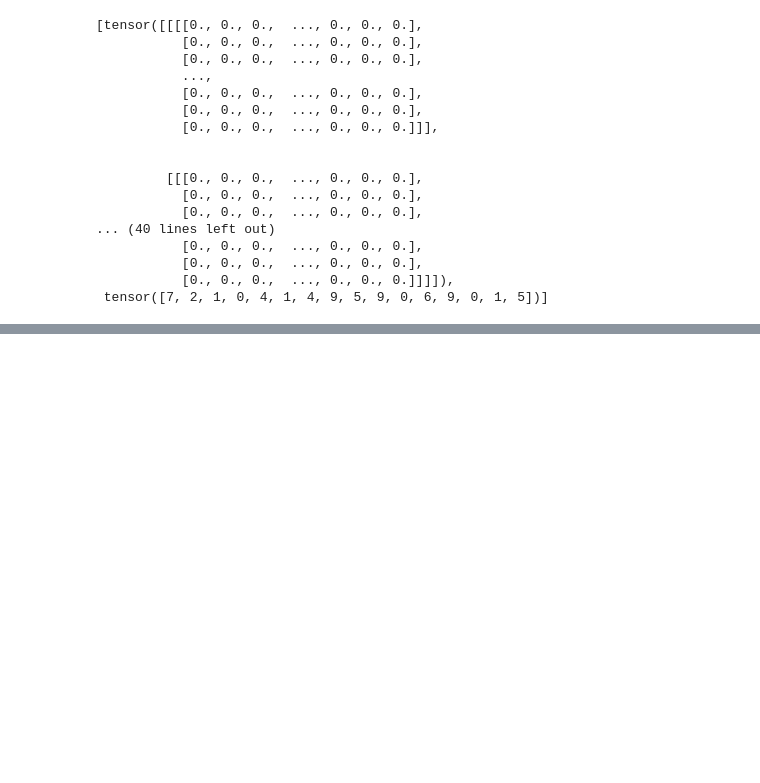
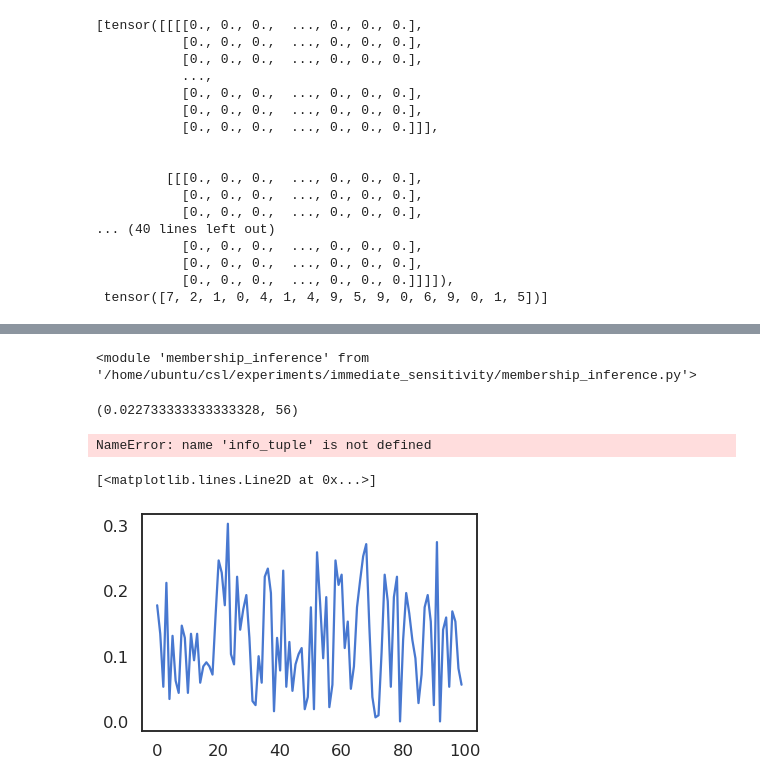
Before and after one commit to twosixlabs/csl, a Jupyter notebook: experiments/immediate_sensitivity/Adult_ImmediateSensitivity_Simple.ipynb, the cells around one changed output, grey strips where cells are left out. Drawn from its saved outputs; the diff is of its cells as text; code cells hidden in the pictures; blank space fills up the shorter version.

```diff
--- a/experiments/immediate_sensitivity/Adult_ImmediateSensitivity_Simple.ipynb
+++ b/experiments/immediate_sensitivity/Adult_ImmediateSensitivity_Simple.ipynb
@@ -499,11 +460,12 @@ class mnist_Classifier(nn.Module):
 def run_mnist(epsilon):
     # reset the model
     model = mnist_Classifier()
-    model_criterion = nn.CrossEntropyLoss()
+    model.to(torch.device("cuda:0"))
+    model_criterion = nn.NLLLoss()
     model_optimizer = optim.Adam(model.parameters(),lr=0.001)
 
     # number of epochs and iterations
-    epochs = 10
+    epochs = 20
     iters = epochs * BATCH_SIZE
 
     # parameters for Renyi differential privacy
@@ -517,6 +479,7 @@ def run_mnist(epsilon):
     max_sigmas = []
     mean_sigmas = []
     test_accs = []
+    inference_tups = []
 
     for epoch in range(epochs):
         print('Start of epoch %d' % (epoch,))
@@ -529,7 +492,8 @@ def run_mnist(epsilon):
             model_optimizer.zero_grad()
 
             #compute loss and sensitivities
-            loss, batch_sensitivities = grad_immediate_sensitivity(model, model_criterion, x_batch_train, y_batch_train,epoch)
+            loss, batch_sensitivities = isp.grad_immediate_sensitivity(model, model_criterion, x_batch_train, y_batch_train,epoch)
+
             train_losses.append(loss.item())
 
             batch_sensitivity = np.max(batch_sensitivities) / BATCH_SIZE
@@ -549,16 +513,18 @@ def run_mnist(epsilon):
 
             # perform the backpropagation
             model_optimizer.step()
-
-        max_sensitivities.append(np.max(all_sensitivities))
-        print("Max batch sensitivity for the epoch:", max_sensitivities[-1])
-        mean_sensitivities.append(np.mean(all_sensitivities))
-        print("Mean batch sensitivity for the epoch:", mean_sensitivities[-1])
-        max_sigmas.append(np.max(sigmas))
-        print("Max sigma for the epoch:", max_sigmas[-1])
-        mean_sigmas.append(np.mean(sigmas))
-        print("Mean sigma for the epoch:", mean_sigmas[-1])
+        inference_tups.append(mi.merlin_optimal_thresh(model, train_loader, test_loader, lf=nn.CrossEntropyLoss, num_batches=20))
+        inference_tups.append(mi.merlin_optimal_thresh(model, train_loader, test_loader, lf=nn.NLLLoss, num_batches=20))
+        print(inference_tups[-1], inference_tups[-2])
+        #max_sensitivities.append(np.max(all_sensitivities))
+        #print("Max batch sensitivity for the epoch:", max_sensitivities[-1])
+        #mean_sensitivities.append(np.mean(all_sensitivities))
+        #print("Mean batch sensitivity for the epoch:", mean_sensitivities[-1])
+        #max_sigmas.append(np.max(sigmas))
+        #print("Max sigma for the epoch:", max_sigmas[-1])
+        #mean_sigmas.append(np.mean(sigmas))
+        #print("Mean sigma for the epoch:", mean_sigmas[-1])
         print("Average train loss:", np.mean(train_losses))
         test_accs.append(mnist_accuracy(model, test_loader))
         print("Accuracy:", test_accs[-1])
-    return mnist_accuracy(model, test_loader), (train_losses, max_sensitivities, mean_sensitivities, max_sigmas, mean_sigmas, test_accs)
+    return model, mnist_accuracy(model, test_loader), (train_losses, max_sensitivities, mean_sensitivities, max_sigmas, mean_sigmas, test_accs, inference_tups)
@@ -582,0 +531,3 @@ Accuracy: 0.8858
+# %%
+# try again with gpu
+model, final_acc, info_tuple = run_mnist(0.1)
@@ -582,0 +553,24 @@ Accuracy: 0.8858
+# %%
+import membership_inference as mi
+importlib.reload(mi)
+# %% [output]
+<module 'membership_inference' from '/home/ubuntu/csl/experiments/immediate_sensitivity/membership_inference.py'>
+# %%
+mi.merlin_optimal_thresh(model, train_loader, test_loader, lf=nn.NLLLoss)
+# %% [output]
+(0.022733333333333328, 56)
+# %%
+import matplotlib.pyplot as plt
+train_losses, max_sensitivities, mean_sensitivities, max_sigmas, mean_sigmas, test_accs, inference_tups = info_tuple
+nll_infer = [i for k, i in enumerate(inference_tups) if k % 2 != 0]
+cross_infer = [i for k, i in enumerate(inference_tups) if k % 2 == 0]
+# %% [output]
+NameError: name 'info_tuple' is not defined
+# %%
+nll_adv, nll_thresh = [i[0] for i in nll_infer], [i[1] for i in nll_infer]
+cross_adv, cross_thresh = [i[0] for i in cross_infer], [i[1] for i in cross_infer]
+# %%
+plt.plot(nll_adv)
+# %% [output]
+[<matplotlib.lines.Line2D at 0x...>]
+[figure, added]
```
Also changed, not shown: parts of 38 cells of this notebook, 2 other files.
